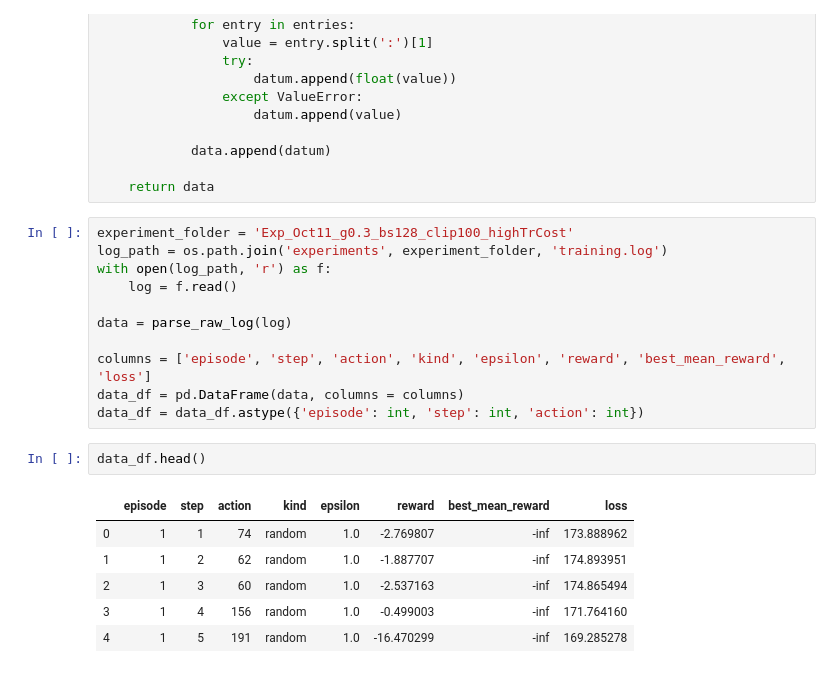
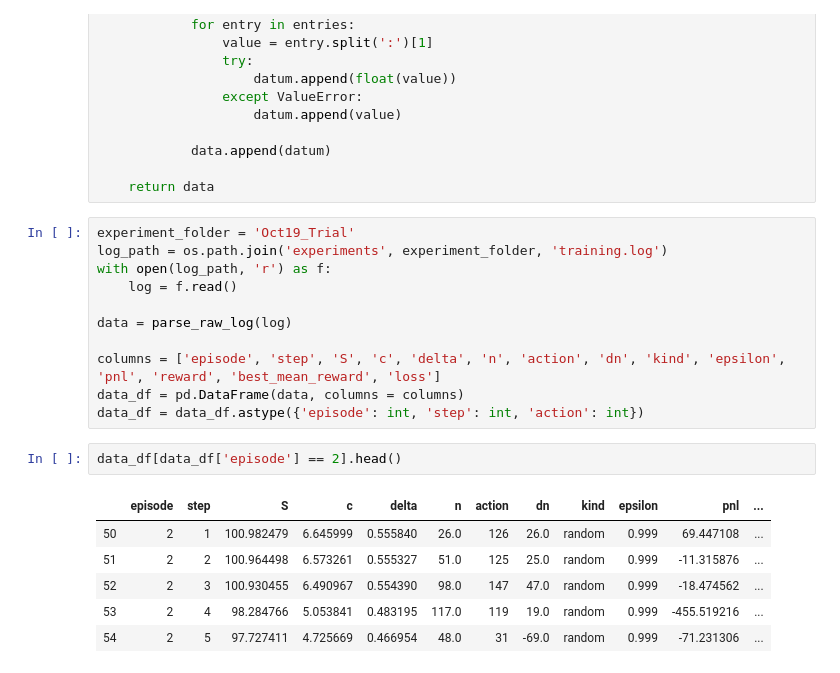
Before and after one commit to ieshanvaidya/reinforcement-learning-option-pricing, a Jupyter notebook: notebooks/0.1-parse-logs.ipynb, the cells around one changed output. Drawn from its saved outputs; the diff is of its cells as text.

```diff
--- a/notebooks/0.1-parse-logs.ipynb
+++ b/notebooks/0.1-parse-logs.ipynb
@@ -32,22 +32,22 @@ def parse_raw_log(log):
 
     return data
 # %%
-experiment_folder = 'Exp_Oct11_g0.3_bs128_clip100_highTrCost'
+experiment_folder = 'Oct19_Trial'
 log_path = os.path.join('experiments', experiment_folder, 'training.log')
 with open(log_path, 'r') as f:
     log = f.read()
 
 data = parse_raw_log(log)
 
-columns = ['episode', 'step', 'action', 'kind', 'epsilon', 'reward', 'best_mean_reward', 'loss']
+columns = ['episode', 'step', 'S', 'c', 'delta', 'n', 'action', 'dn', 'kind', 'epsilon', 'pnl', 'reward', 'best_mean_reward', 'loss']
 data_df = pd.DataFrame(data, columns = columns)
 data_df = data_df.astype({'episode': int, 'step': int, 'action': int})
 # %%
-data_df.head()
+data_df[data_df['episode'] == 2].head()
 # %% [output]
-|  | episode | step | action | kind | epsilon | reward | best_mean_reward | loss |
-| 0 | 1 | 1 | 74 | random | 1.0 | -2.769807 | -inf | 173.888962 |
-| 1 | 1 | 2 | 62 | random | 1.0 | -1.887707 | -inf | 174.893951 |
-| 2 | 1 | 3 | 60 | random | 1.0 | -2.537163 | -inf | 174.865494 |
-| 3 | 1 | 4 | 156 | random | 1.0 | -0.499003 | -inf | 171.764160 |
-| 4 | 1 | 5 | 191 | random | 1.0 | -16.470299 | -inf | 169.285278 |
+|  | episode | step | S | c | delta | n | action | dn | kind | epsilon | pnl | ... |
+| 50 | 2 | 1 | 100.982479 | 6.645999 | 0.555840 | 26.0 | 126 | 26.0 | random | 0.999 | 69.447108 | ... |
+| 51 | 2 | 2 | 100.964498 | 6.573261 | 0.555327 | 51.0 | 125 | 25.0 | random | 0.999 | -11.315876 | ... |
+| 52 | 2 | 3 | 100.930455 | 6.490967 | 0.554390 | 98.0 | 147 | 47.0 | random | 0.999 | -18.474562 | ... |
+| 53 | 2 | 4 | 98.284766 | 5.053841 | 0.483195 | 117.0 | 119 | 19.0 | random | 0.999 | -455.519216 | ... |
+| 54 | 2 | 5 | 97.727411 | 4.725669 | 0.466954 | 48.0 | 31 | -69.0 | random | 0.999 | -71.231306 | ... |
```
Also changed, not shown: parts of 2 cells of this notebook, 4 other files.
